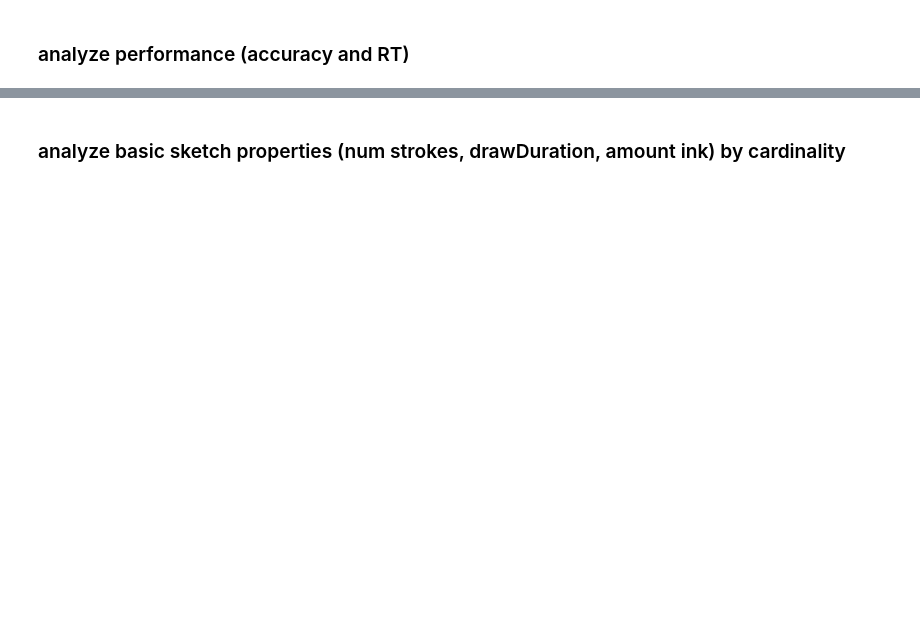
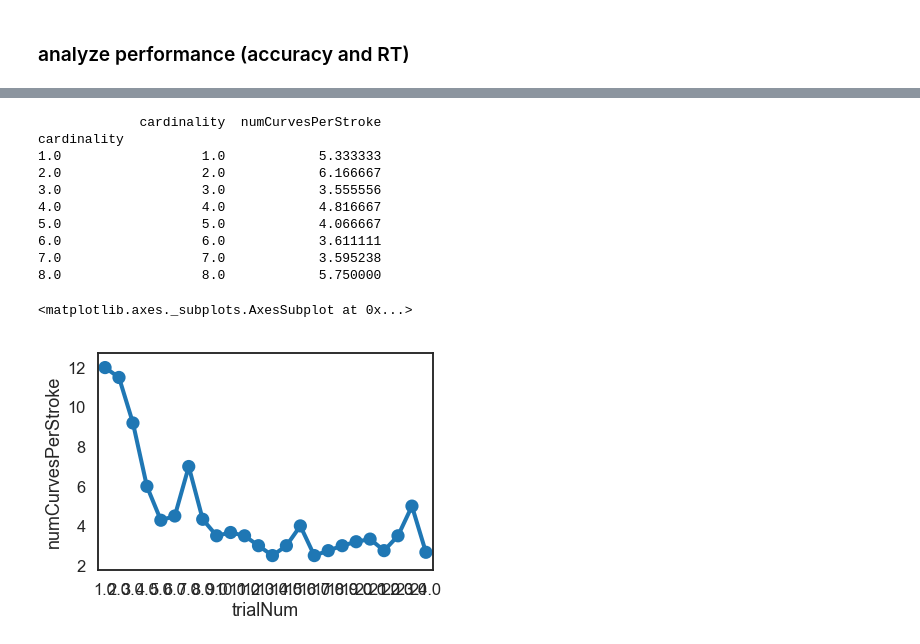
Before and after one commit to cogtoolslab/improvised_numerals, a Jupyter notebook: analysis/iternum_analysis.ipynb, the cells around one changed output, grey strips where cells are left out. Cells and saved outputs as stored; diff of their text form; code cells hidden in the pictures; blank space fills up the shorter version.

Commit message:
some progress on analysis, but it's just data representation, no statistics. Also updated the README, that all happened a while ago, just committing it now

```diff
--- a/analysis/iternum_analysis.ipynb
+++ b/analysis/iternum_analysis.ipynb
@@ -114,3 +135,16 @@ K.to_csv(os.path.join(csv_dir,'photodraw_sketch_data.csv'),index=False)
 ## generate group dataframe and save out to file
 importlib.reload(utils)
 D = utils.generate_dataframe(coll, complete_gameids, iterationName, csv_dir)
+
+# Turning things that can be numeric into numeric things
+D = D.astype({'trialNum': 'float',
+              'cardinality': 'float',
+              'drawDuration': 'float',
+              'outcome': 'float',
+              'numStrokes': 'float',
+              'meanPixelIntensity': 'float',
+              'numCurvesPerSketch': 'float',
+              'numCurvesPerStroke': 'float',
+              'D1_Car': 'float',
+              'D2_Car': 'float',
+              'D3_Car': 'float'})
@@ -154,2 +275,0 @@ acc_table.head()
-# %% [markdown]
-### analyze basic sketch properties (num strokes, drawDuration, amount ink) by cardinality
@@ -161,0 +276,21 @@ sns.barplot(data=D, x='cardinality', y='meanPixelIntensity')
+# %%
+# for some reason, .mean() doesn't work on these. But .sum() and .count() do, so gonna use that
+x = D.groupby(['cardinality'])[['cardinality','numCurvesPerStroke']].sum()
+y = D.groupby(['cardinality'])[['cardinality','numCurvesPerStroke']].count()
+
+print(x/y)
+#sns.pointplot(data=D, x='trialNum', y='numCurvesPerStroke')
+sns.pointplot(data=D, x='trialNum', y='numCurvesPerStroke')
+# %% [output]
+             cardinality  numCurvesPerStroke
+cardinality
+1.0                  1.0            5.333333
+2.0                  2.0            6.166667
+3.0                  3.0            3.555556
+4.0                  4.0            4.816667
+5.0                  5.0            4.066667
+6.0                  6.0            3.611111
+7.0                  7.0            3.595238
+8.0                  8.0            5.750000
+<matplotlib.axes._subplots.AxesSubplot at 0x...>
+[figure, added]
```
Also changed, not shown: parts of 20 cells of this notebook, 2 other files.
